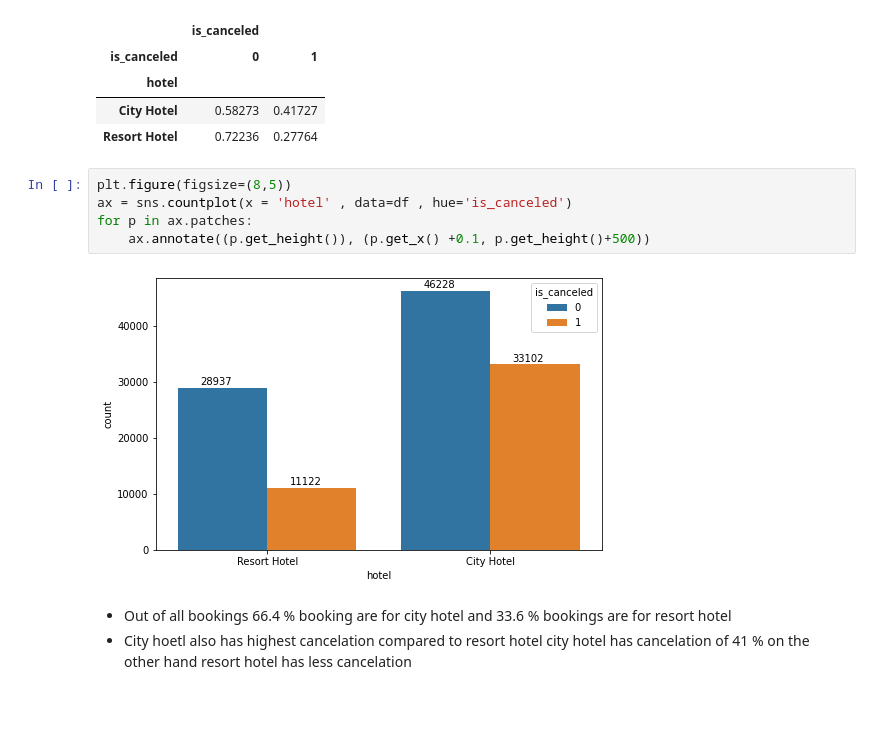
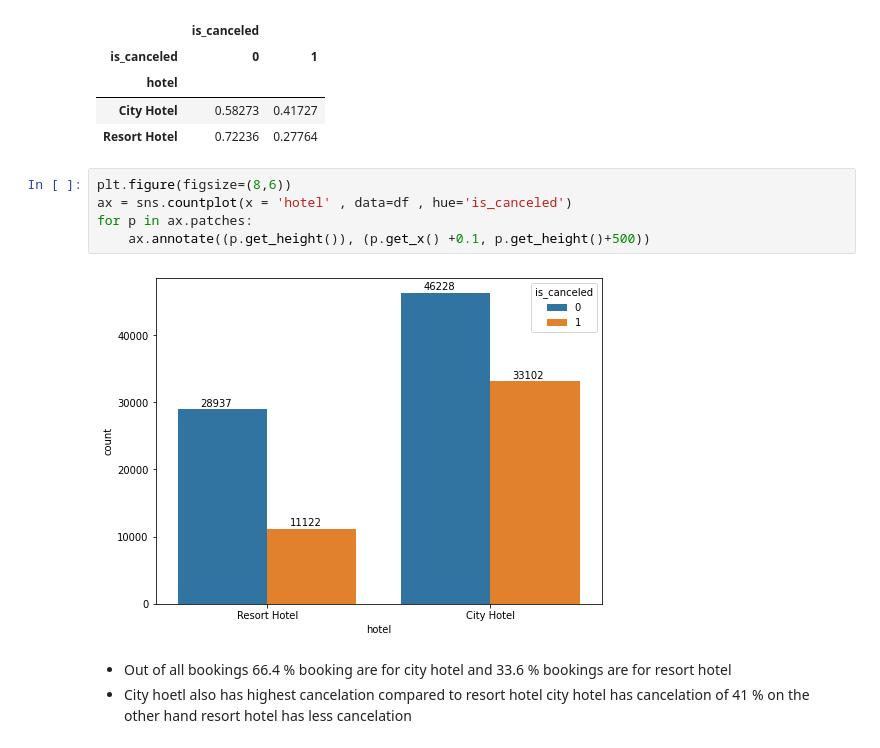
Before and after one commit to GaikwadSandesh/HotelBookingAnalysis, a Jupyter notebook: Hotel_Booking_Analysis_Capstone_Project.ipynb, the cells around one changed output. Saved outputs shown, nothing was run; the diff lists cells and outputs as text; blank space fills up the shorter version.

```diff
--- a/Hotel_Booking_Analysis_Capstone_Project.ipynb
+++ b/Hotel_Booking_Analysis_Capstone_Project.ipynb
@@ -128,12 +137,12 @@ df.groupby(['hotel'])['is_canceled'].value_counts(normalize = True).to_frame().u
 | City Hotel | 0.58273 | 0.41727 |
 | Resort Hotel | 0.72236 | 0.27764 |
 # %%
-plt.figure(figsize=(8,5))
+plt.figure(figsize=(8,6))
 ax = sns.countplot(x = 'hotel' , data=df , hue='is_canceled')
 for p in ax.patches:
     ax.annotate((p.get_height()), (p.get_x() +0.1, p.get_height()+500))
 # %% [output]
-[figure, old version]
+[figure, new version]
 # %% [markdown]
 * Out of all bookings 66.4 % booking are for city hotel and 33.6  % bookings are for resort hotel
 * City hoetl also has highest cancelation compared to resort hotel city hotel has cancelation of 41 % on the other hand resort hotel has less cancelation
```
Also changed, not shown: parts of 55 cells of this notebook.
